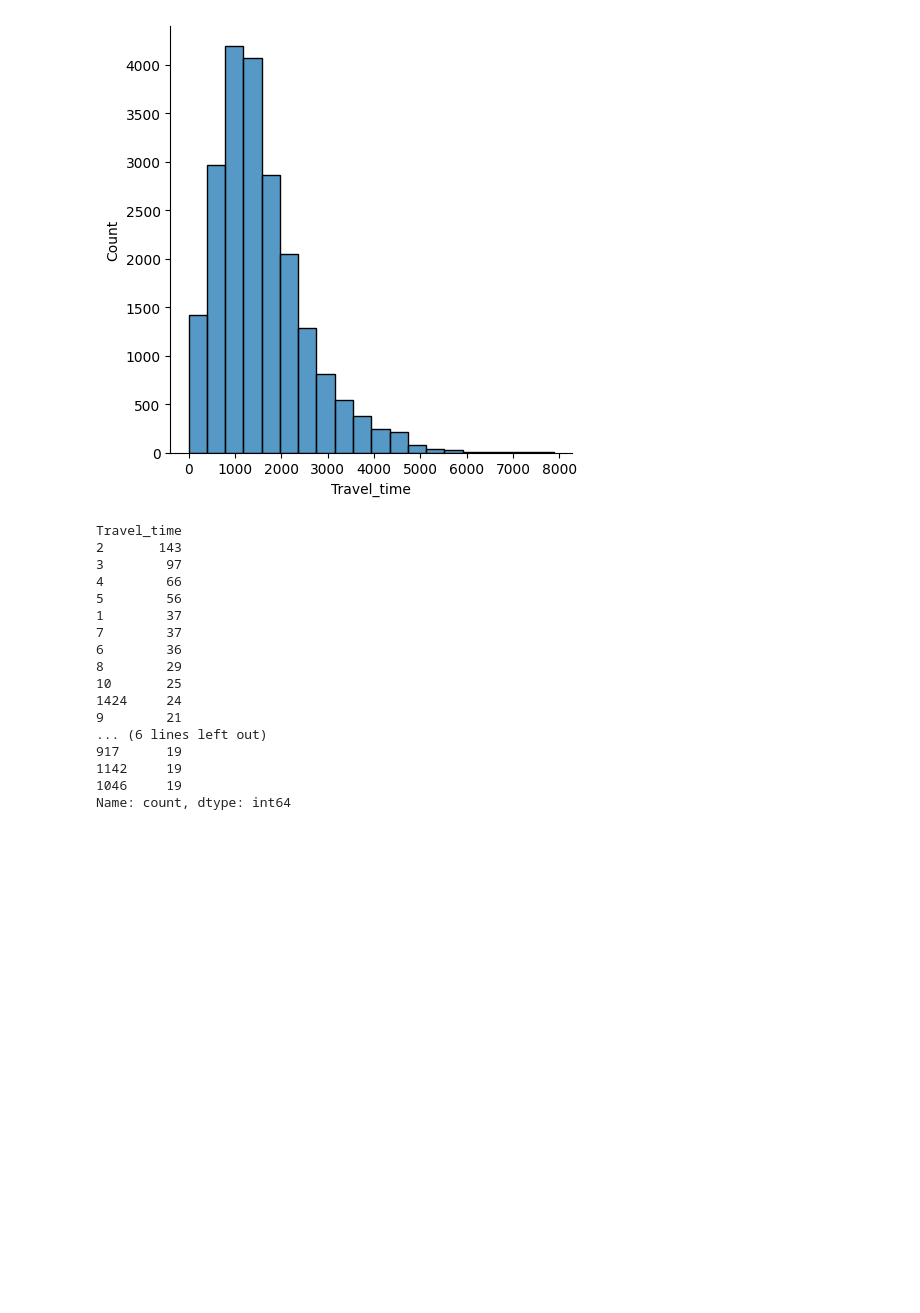
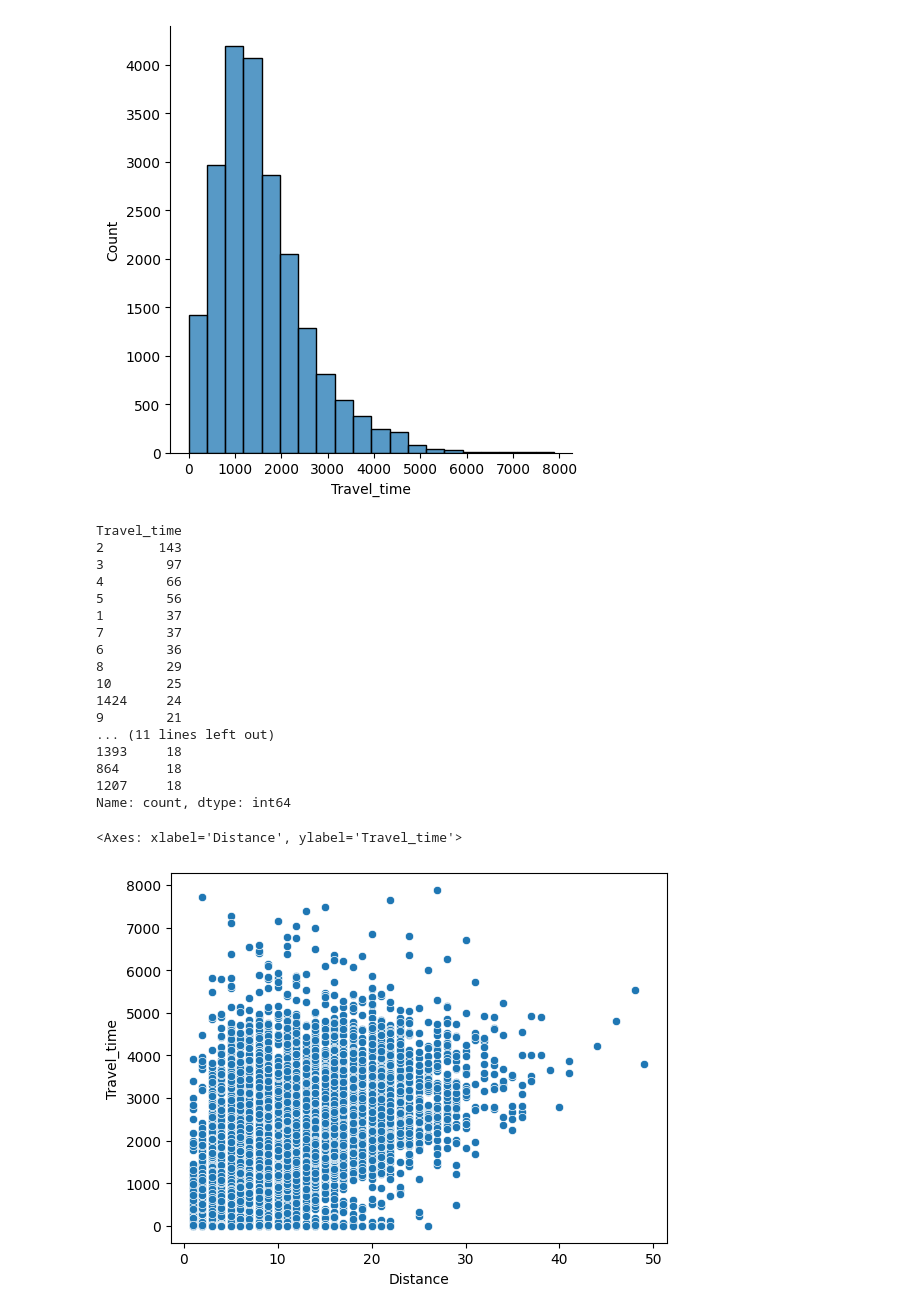
Before and after one commit to hughvd/sendy-logistics, a Jupyter notebook: Visualizations/josh_viz.ipynb, the cells around one changed output. Drawn from its saved outputs; the diff is of its cells as text; code cells hidden in the pictures; blank space fills up the shorter version.

Commit message:
few more visualizations looking at the response

```diff
--- a/Visualizations/josh_viz.ipynb
+++ b/Visualizations/josh_viz.ipynb
@@ -237,7 +237,7 @@ sns.displot(df.Travel_time, bins=20, kde=False, rug=False)
 <seaborn.axisgrid.FacetGrid at 0x...>
 [figure]
 # %%
-df.Travel_time.value_counts().head(20)
+df.Travel_time.value_counts().head(25)
 # %% [output]
 Travel_time
 2       143
@@ -251,8 +251,13 @@ Travel_time
 10       25
 1424     24
 9        21
-... (6 lines left out)
-917      19
-1142     19
-1046     19
+... (11 lines left out)
+1393     18
+864      18
+1207     18
 Name: count, dtype: int64
+# %%
+sns.scatterplot(x = df.Distance, y = df.Travel_time)
+# %% [output]
+<Axes: xlabel='Distance', ylabel='Travel_time'>
+[figure, added]
```
